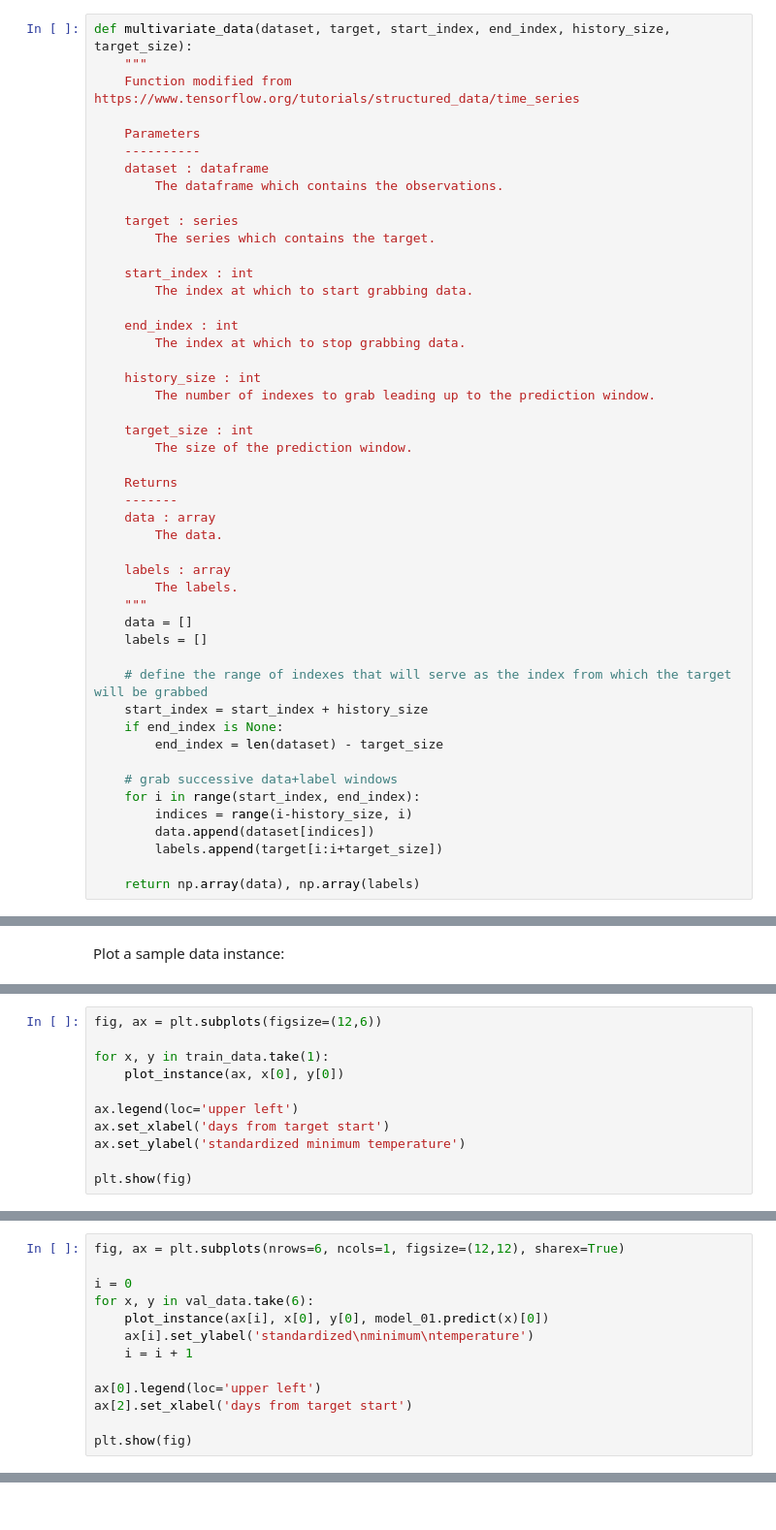
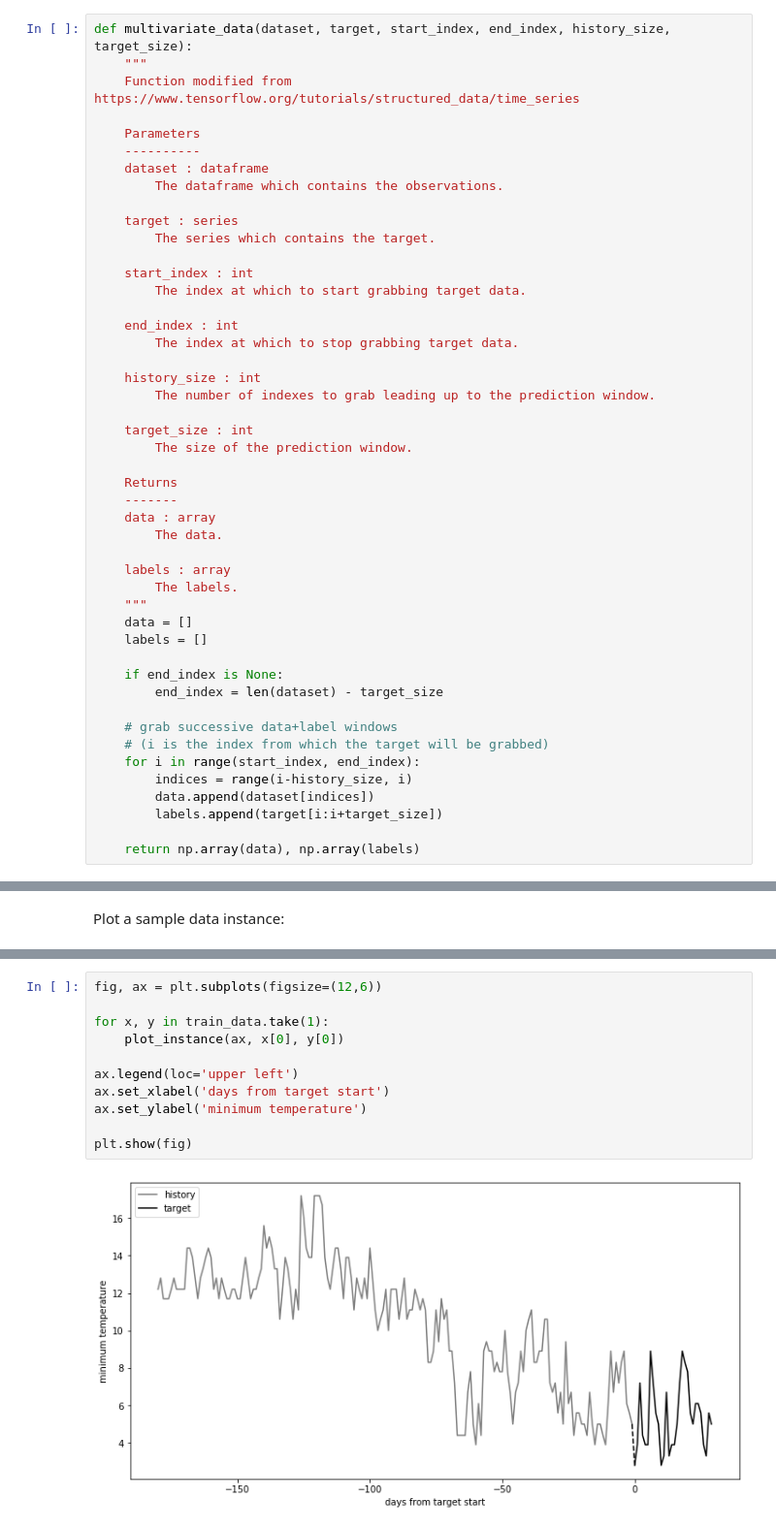
Before and after one commit to yuempark/SFO-weather-prediction, a Jupyter notebook: SFO-weather-prediction.ipynb, the cells around one changed output, grey strips where cells are left out. Shown at 97% size. Saved outputs shown, nothing was run; the diff lists cells and outputs as text.

```diff
--- a/SFO-weather-prediction.ipynb
+++ b/SFO-weather-prediction.ipynb
@@ -549,10 +556,10 @@ def multivariate_data(dataset, target, start_index, end_index, history_size, tar
         The series which contains the target.
 
     start_index : int
-        The index at which to start grabbing data.
+        The index at which to start grabbing target data.
 
     end_index : int
-        The index at which to stop grabbing data.
+        The index at which to stop grabbing target data.
 
     history_size : int
         The number of indexes to grab leading up to the prediction window.
@@ -571,12 +578,11 @@ def multivariate_data(dataset, target, start_index, end_index, history_size, tar
     data = []
     labels = []
 
-    # define the range of indexes that will serve as the index from which the target will be grabbed
-    start_index = start_index + history_size
     if end_index is None:
         end_index = len(dataset) - target_size
 
     # grab successive data+label windows
+    # (i is the index from which the target will be grabbed)
     for i in range(start_index, end_index):
         indices = range(i-history_size, i)
         data.append(dataset[indices])
@@ -681,11 +681,0 @@ def plot_instance(ax, history, target, prediction=None):
-# %%
-fig, ax = plt.subplots(figsize=(12,6))
-
-for x, y in train_data.take(1):
-    plot_instance(ax, x[0], y[0])
-
-ax.legend(loc='upper left')
-ax.set_xlabel('days from target start')
-ax.set_ylabel('standardized minimum temperature')
-
-plt.show(fig)
@@ -792,13 +681,0 @@ plt.show()
-# %%
-fig, ax = plt.subplots(nrows=6, ncols=1, figsize=(12,12), sharex=True)
-
-i = 0
-for x, y in val_data.take(6):
-    plot_instance(ax[i], x[0], y[0], model_01.predict(x)[0])
-    ax[i].set_ylabel('standardized\nminimum\ntemperature')
-    i = i + 1
-
-ax[0].legend(loc='upper left')
-ax[2].set_xlabel('days from target start')
-
-plt.show(fig)
@@ -806,0 +719,13 @@ plt.show(fig)
+# %%
+fig, ax = plt.subplots(figsize=(12,6))
+
+for x, y in train_data.take(1):
+    plot_instance(ax, x[0], y[0])
+
+ax.legend(loc='upper left')
+ax.set_xlabel('days from target start')
+ax.set_ylabel('minimum temperature')
+
+plt.show(fig)
+# %% [output]
+[figure, added]
```
Also changed, not shown: parts of 65 cells of this notebook.
